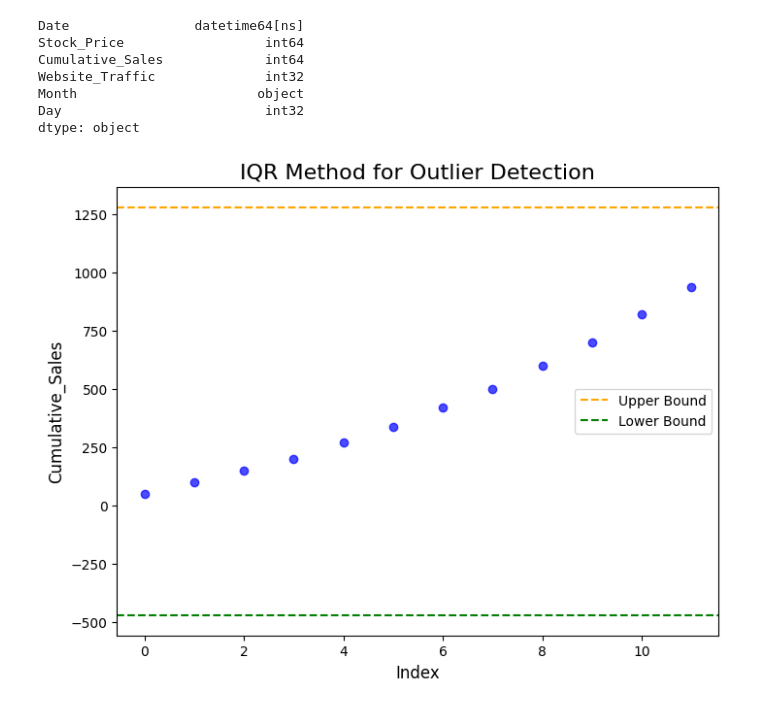
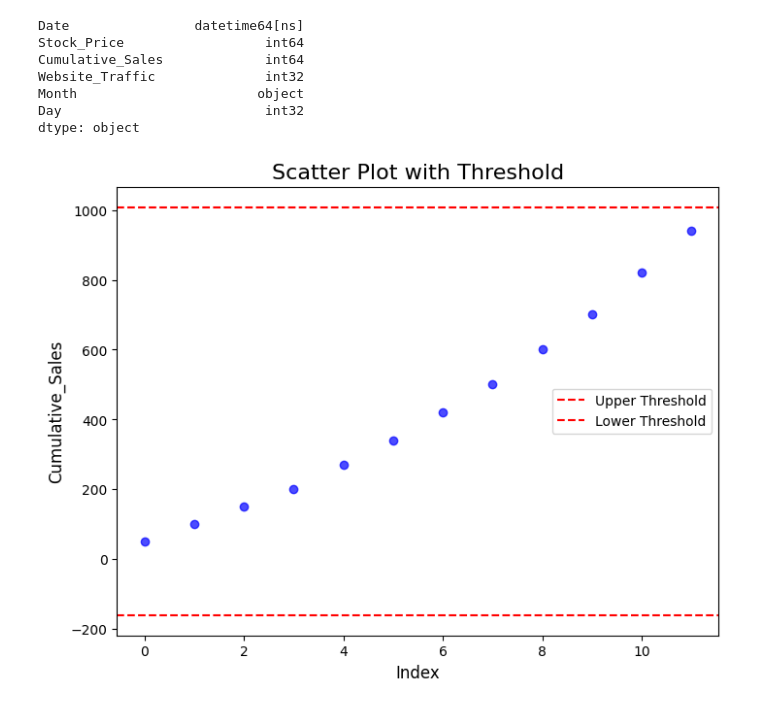
Before and after one commit to Mubashirr101/The_Automator, a Jupyter notebook: backend/test prototyping/TA_Prototype1.ipynb, the cells around one changed output. Saved outputs shown, nothing was run; the diff lists cells and outputs as text; code cells hidden in the pictures.

Commit message:
made some corrections in the outlier_scatterplots func

```diff
--- a/backend/test prototyping/TA_Prototype1.ipynb
+++ b/backend/test prototyping/TA_Prototype1.ipynb
@@ -698,7 +698,7 @@ class vizualize:
         plt.xlabel(col1.name,fontsize=12)
         plt.show()
 
-    def outlier_scatterplots(self,col1):
+    def outlier_scatterplots(self,df,col1):
         # scatter plots
         plt.figure(figsize=(8,6))
         plt.scatter(df.index,col1,color='blue',alpha=0.7)
@@ -850,6 +850,6 @@ Day                          int32
 dtype: object
 # %%
 viz = vizualize()
-viz.outlier_iqrplots(df,df['Cumulative_Sales'])
+viz.outlier_scatterplots(df,df["Cumulative_Sales"])
 # %% [output]
-[figure, old version]
+[figure, new version]
```
Also changed, not shown: 1 other file.
